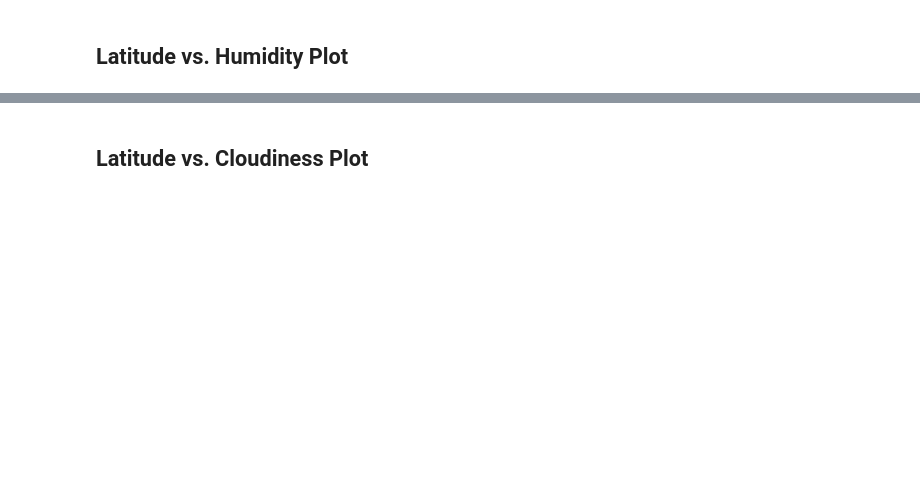
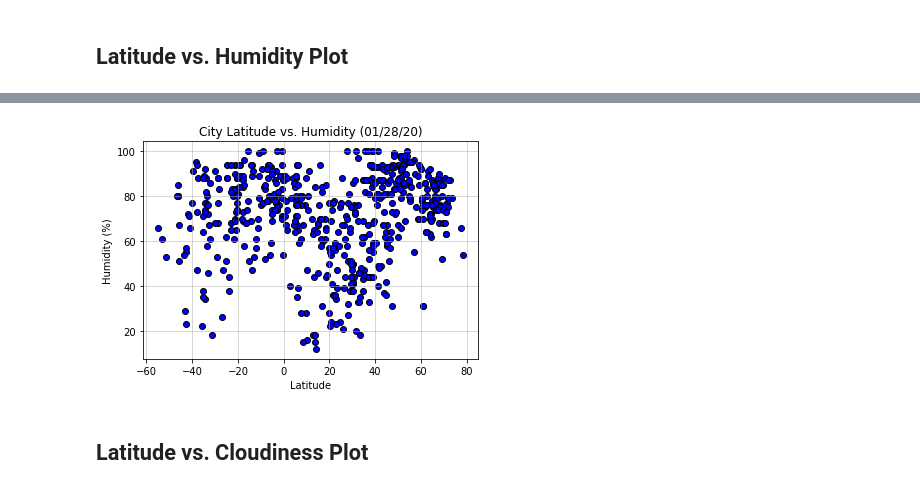
Before and after one commit to aolea13/python_api_challenge, a Jupyter notebook: WeatherPy/Homework_06-Python-APIs_starter_code_WeatherPy.ipynb, the cells around one changed output, grey strips where cells are left out. Cells and saved outputs as stored; diff of their text form; code cells hidden in the pictures; blank space fills up the shorter version.

```diff
--- a/WeatherPy/Homework_06-Python-APIs_starter_code_WeatherPy.ipynb
+++ b/WeatherPy/Homework_06-Python-APIs_starter_code_WeatherPy.ipynb
@@ -181,2 +212,22 @@ Int64Index([], dtype='int64')
+# %%
+#create scater plot
+plt.scatter(weather_df['Lat'], weather_df['Humidity'], facecolor = 'blue', edgecolor = 'black')
+
+#title
+plt.title('City Latitude vs. Humidity (01/28/20)')
+
+#x axis label
+plt.xlabel('Latitude')
+
+#y axis label
+plt.ylabel('Humidity (%)')
+
+#set gid
+plt.grid(linestyle = '-', linewidth = 1, alpha = 0.5)
+
+#export as png
+plt.savefig('output_data/city_latitude_vs_humidity.png')
+# %% [output]
+[figure, added]
 # %% [markdown]
 ## Latitude vs. Cloudiness Plot
```
Also changed, not shown: parts of 17 cells of this notebook, 5 other files.
